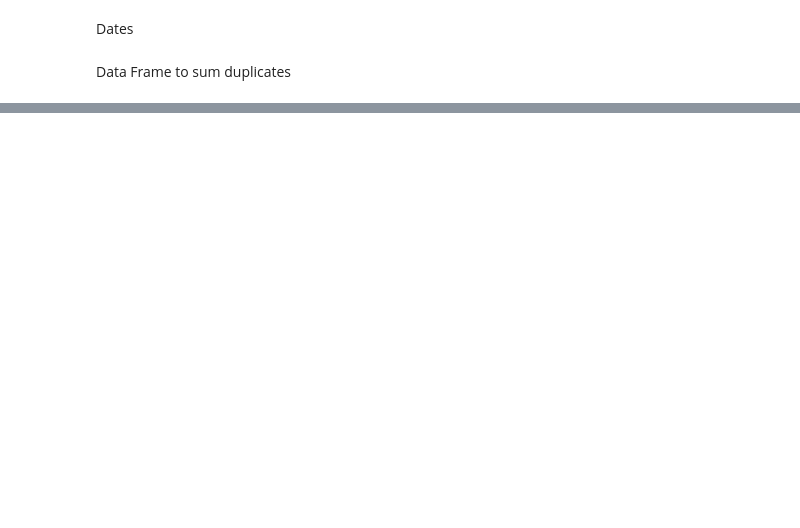
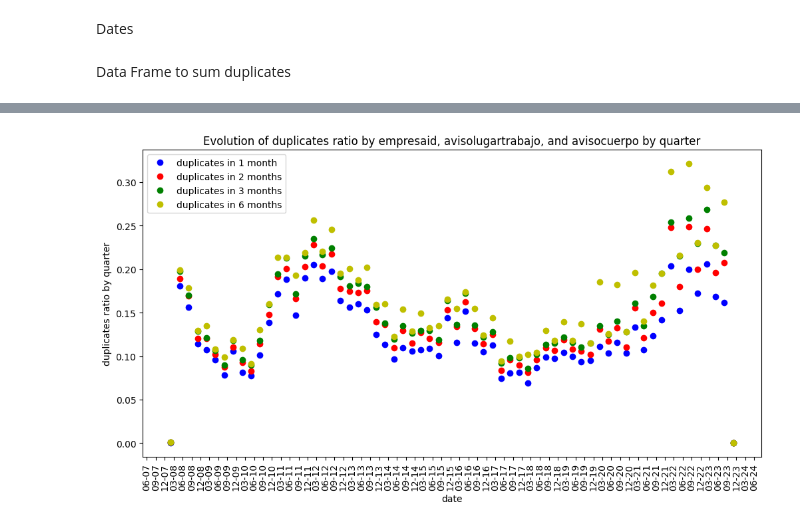
Before and after one commit to oejaramillo/WFH-Project, a Jupyter notebook: graphs 2.ipynb, the cells around one changed output, grey strips where cells are left out. Drawn from its saved outputs; the diff is of its cells as text; code cells hidden in the pictures; blank space fills up the shorter version.

```diff
--- a/graphs 2.ipynb
+++ b/graphs 2.ipynb
@@ -71,0 +155,23 @@ trimester['wfh_ratio'] = trimester['wfh']/trimester['avisoid']
+# %%
+# Create the graph
+plt.figure(figsize=(12, 6))
+plt.plot(newData3m['avisofechapublicacion'], newData3m['duplicates_avisocuerpo1m'] / newData3m['avisoid'], marker='o', linestyle='None', color='b', label='duplicates in 1 month')
+plt.plot(newData3m['avisofechapublicacion'], newData3m['duplicates_avisocuerpo2m'] / newData3m['avisoid'], marker='o', linestyle='None', color='r', label='duplicates in 2 months')
+plt.plot(newData3m['avisofechapublicacion'], newData3m['duplicates_avisocuerpo3m'] / newData3m['avisoid'], marker='o', linestyle='None', color='g', label='duplicates in 3 months')
+plt.plot(newData3m['avisofechapublicacion'], newData3m['duplicates_avisocuerpo6m'] / newData3m['avisoid'], marker='o', linestyle='None', color='y', label='duplicates in 6 months')
+
+# Format the x-axis ticks to show 'mm-y' and rotate them
+date_format = mdates.DateFormatter('%m-%y')
+plt.gca().xaxis.set_major_formatter(date_format)
+plt.gca().xaxis.set_major_locator(mdates.MonthLocator(interval=3))  # Set tick frequency to 1 month
+plt.xticks(rotation=90)  # Rotate x-axis labels by 45 degrees
+
+plt.title('Evolution of duplicates ratio by empresaid, avisolugartrabajo, and avisocuerpo by quarter')
+plt.xlabel('date')
+plt.ylabel('duplicates ratio by quarter')
+plt.grid(False)
+plt.legend()
+
+plt.show()
+# %% [output]
+[figure, added]
```
Also changed, not shown: parts of 40 cells of this notebook, 5 other files.
